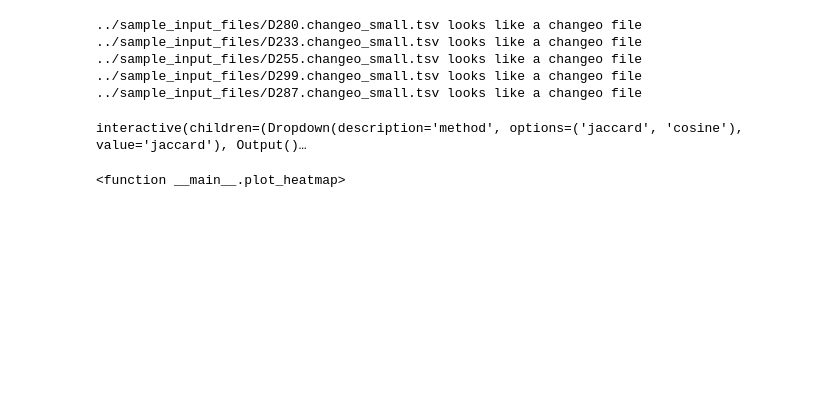
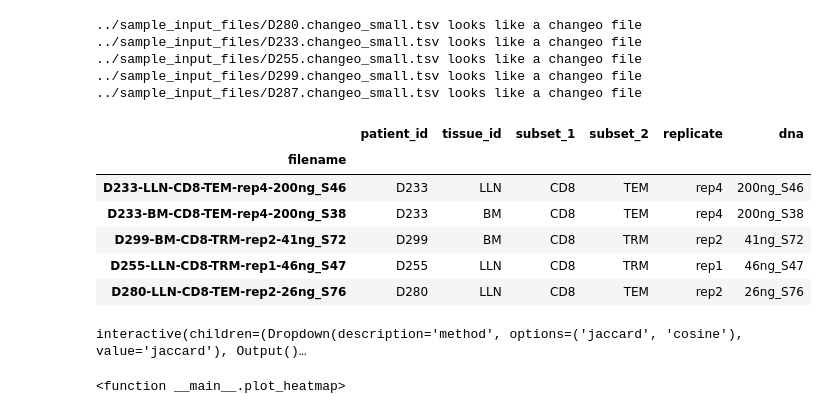
Before and after one commit to NCBI-Hackathons/PyClonal, a Jupyter notebook: jupyter_notebooks/cosine_heatmap.ipynb, the cells around one changed output. Saved outputs shown, nothing was run; the diff lists cells and outputs as text; code cells hidden in the pictures; blank space fills up the shorter version.

```diff
--- a/jupyter_notebooks/cosine_heatmap.ipynb
+++ b/jupyter_notebooks/cosine_heatmap.ipynb
@@ -30,6 +30,16 @@ df, seq_df = combineFiles(glob.glob('../sample_input_files/D*.tsv'))
 ../sample_input_files/D287.changeo_small.tsv looks like a changeo file
 # %%
 metadata=pd.read_csv('../sample_input_files/metadata_csv.txt',index_col='filename')
+# %%
+metadata.head()
+# %% [output]
+|  | patient_id | tissue_id | subset_1 | subset_2 | replicate | dna |
+| filename |  |  |  |  |  |  |
+| D233-LLN-CD8-TEM-rep4-200ng_S46 | D233 | LLN | CD8 | TEM | rep4 | 200ng_S46 |
+| D233-BM-CD8-TEM-rep4-200ng_S38 | D233 | BM | CD8 | TEM | rep4 | 200ng_S38 |
+| D299-BM-CD8-TRM-rep2-41ng_S72 | D299 | BM | CD8 | TRM | rep2 | 41ng_S72 |
+| D255-LLN-CD8-TRM-rep1-46ng_S47 | D255 | LLN | CD8 | TRM | rep1 | 46ng_S47 |
+| D280-LLN-CD8-TEM-rep2-26ng_S76 | D280 | LLN | CD8 | TEM | rep2 | 26ng_S76 |
 # %%
 merged_df=df.join(metadata)
 # %%
```
Also changed, not shown: parts of 4 cells of this notebook, 5 other files.
